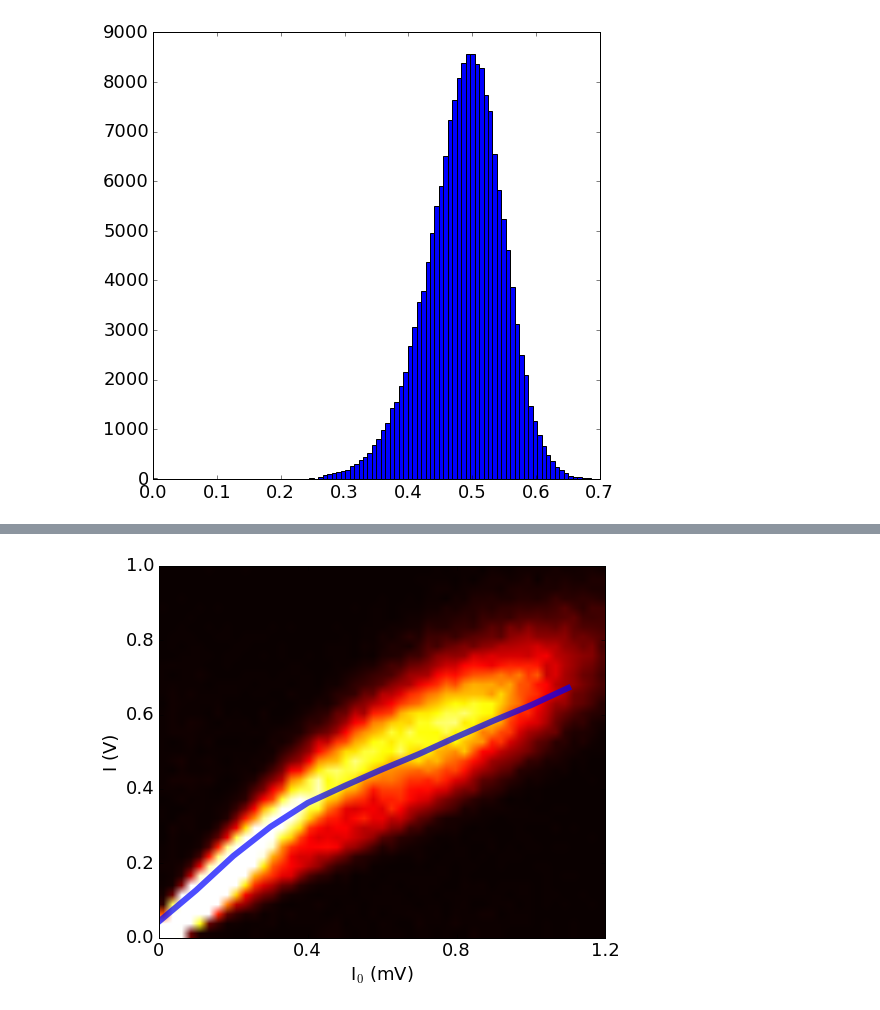
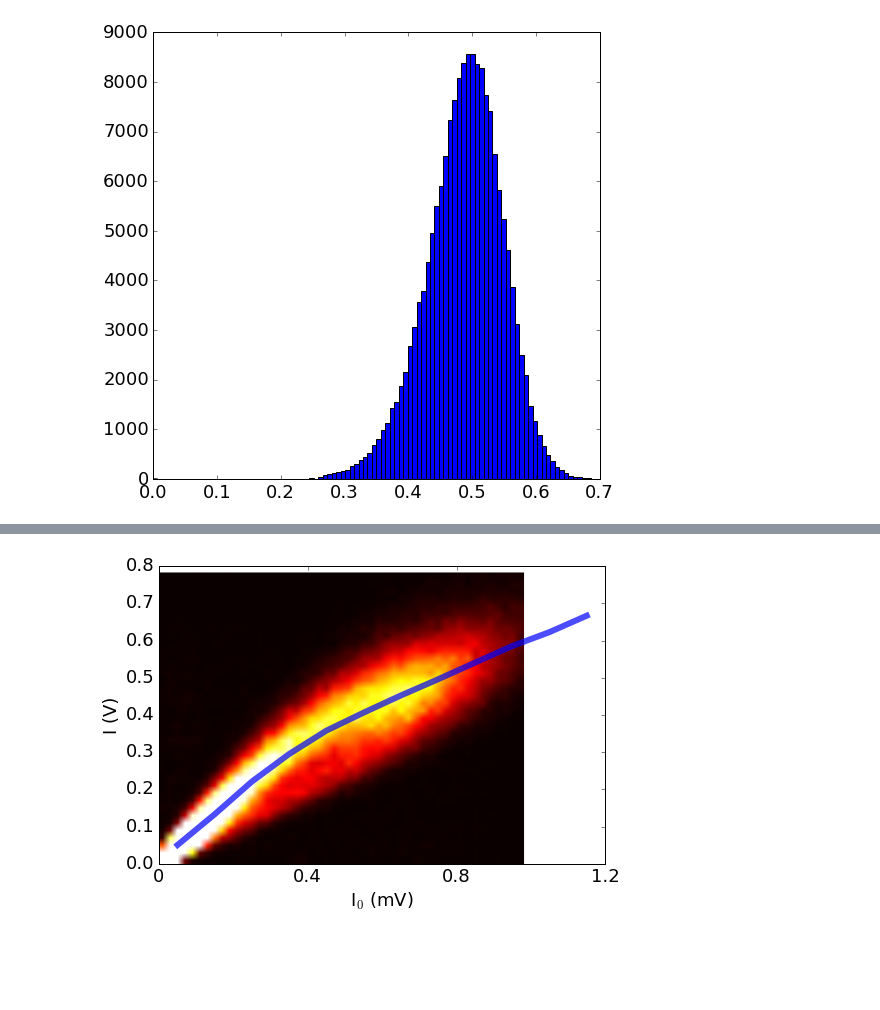
Before and after one commit to sioan/softXRayDataAndControls, a Jupyter notebook: experimentSpecificFiles/sxri0414/for_pub/regression_approach_run60.ipynb, the cells around one changed output, grey strips where cells are left out. Drawn from its saved outputs; the diff is of its cells as text; code cells hidden in the pictures; blank space fills up the shorter version.

```diff
--- a/experimentSpecificFiles/sxri0414/for_pub/regression_approach_run60.ipynb
+++ b/experimentSpecificFiles/sxri0414/for_pub/regression_approach_run60.ipynb
@@ -196,20 +199,20 @@ def make_IvsI0(fee_start,fee_stop,start_range,stop_range):
 # %%
 f2, axarr2 = plt.subplots(1, sharex=True)
-axarr2.imshow((IvsI0_hist[0][::-1,:]+1),cmap='hot',interpolation='bilinear',clim=(0,400),extent=(0,0.0012,0,1),aspect=1.0/1e3)
+axarr2.imshow((IvsI0_hist[0][::-1,:]+1),cmap='hot',interpolation='bilinear',clim=(0,400),extent=(0,max(x_bins),0,max(y_bins)),aspect=1.0/1e3)
 axarr2.set_ylabel("I (V)")
 axarr2.set_xlabel("I$_0$ (mV)")
 
-my_hist = binned_statistic_dd(x,y,bins=[arange(0,0.0014,0.0001)],statistic=median).statistic
-axarr2.plot(arange(0,0.0014,0.0001)[:-1],my_hist,linewidth=6,alpha=0.7)
+my_hist = binned_statistic_dd(x,y,bins=[arange(0,0.0014,0.0001)],statistic=mean).statistic
+axarr2.plot((arange(0,0.0014,0.0001)[1:]+arange(0,0.0014,0.0001)[:-1])/2,my_hist,linewidth=6,alpha=0.7)
 #plot(array(GMD_spectra_amplitude).transpose()[2],array(acq_spectra_amplitude).transpose()[2],'go')
 
 #plot(arange(0,0.0011,0.00005)[:-1],my_hist,'b-',marker='o',linewidth=1)
 axarr2.set_xlim(0,0.0012)
 axarr2.set_xticks(arange(0,0.0014,0.0004))
 axarr2.set_xticklabels(["0","0.4","0.8","1.2"])
 
 #xlabel()
 show()
 # %% [output]
-[figure, old version]
+[figure, new version]
 # %%
```
Also changed, not shown: parts of 13 cells of this notebook.
